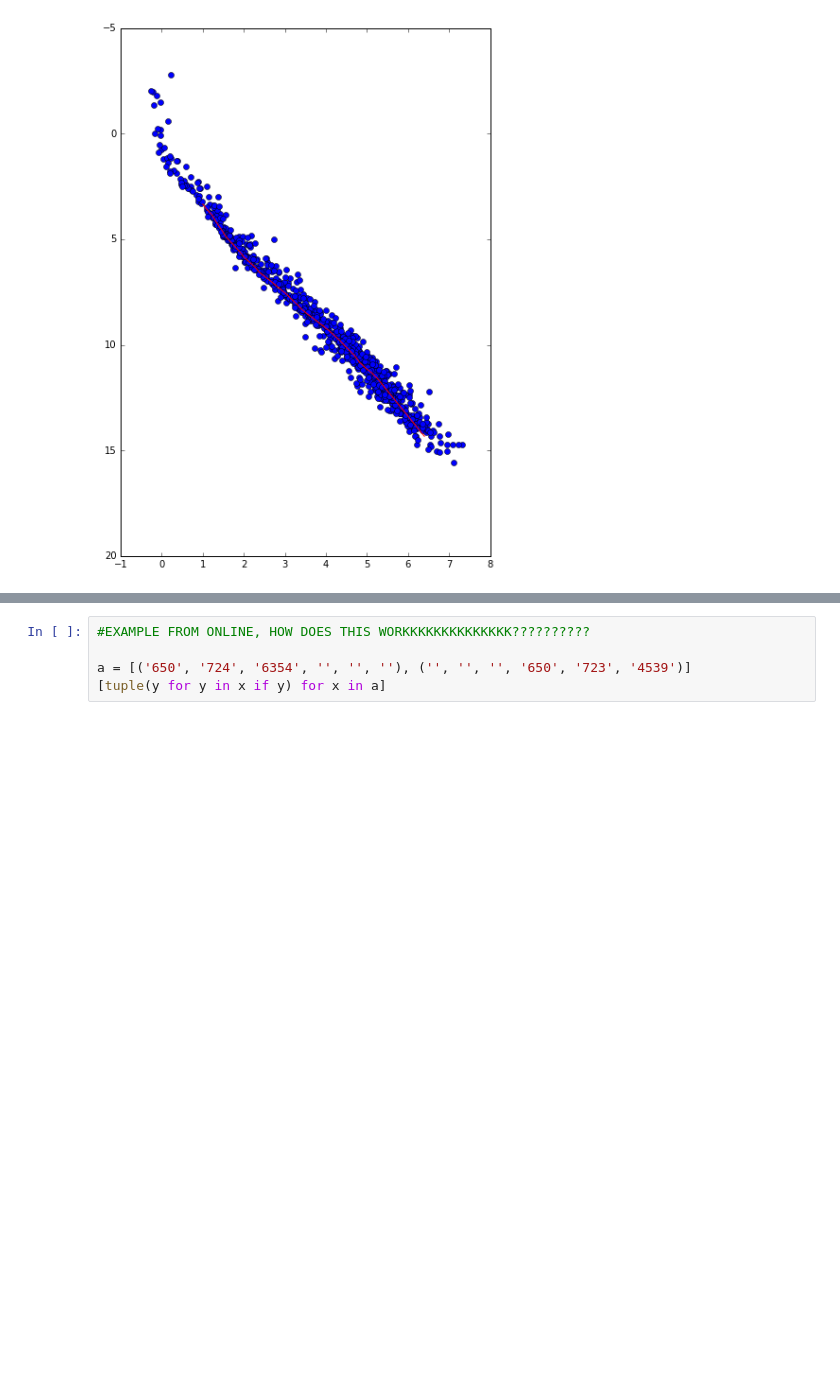
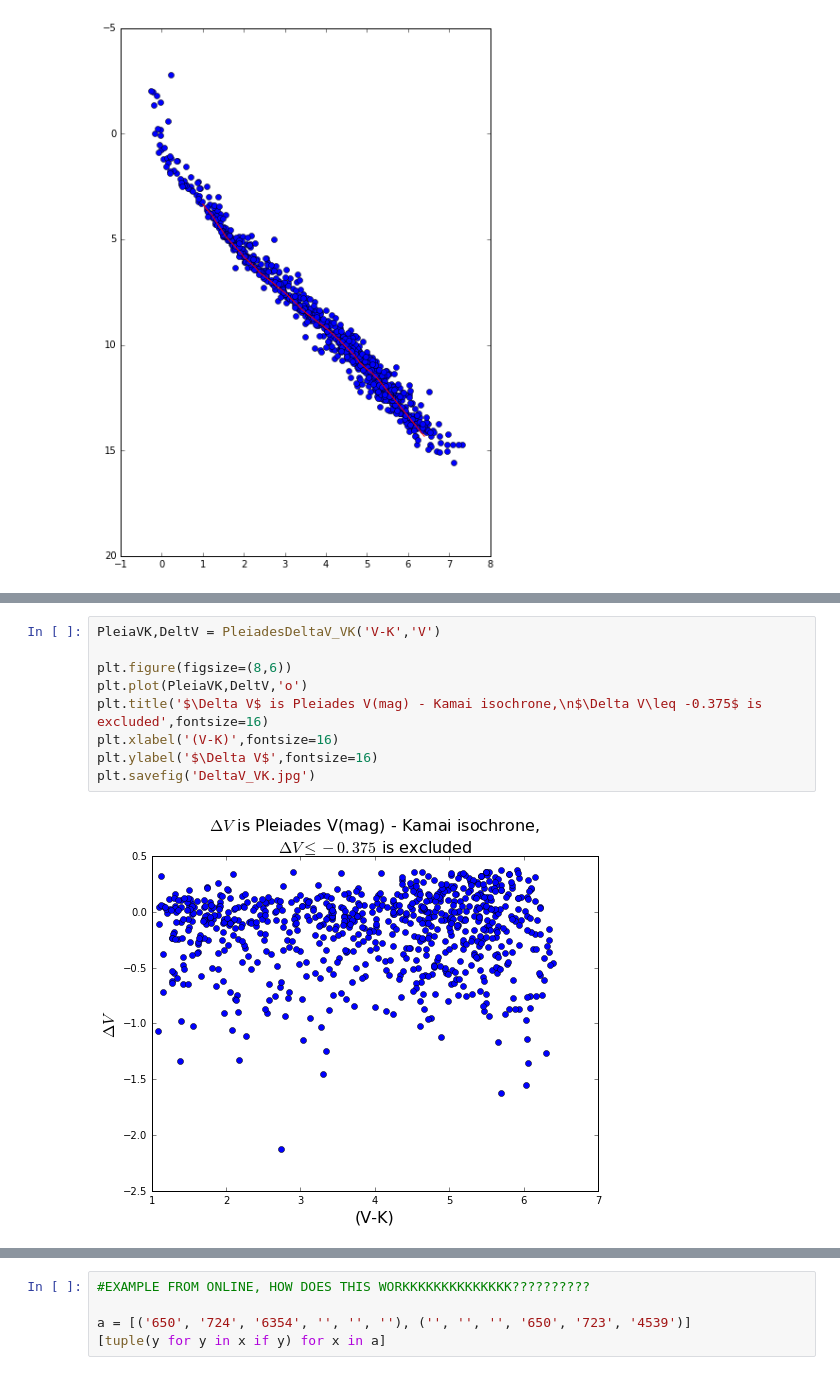
Before and after one commit to jradavenport/spot-colors, a Jupyter notebook: PleiadesModel.ipynb, the cells around one changed output, grey strips where cells are left out. Cells and saved outputs as stored; diff of their text form; blank space fills up the shorter version.

```diff
--- a/PleiadesModel.ipynb
+++ b/PleiadesModel.ipynb
@@ -130,0 +179,11 @@ plt.gca().invert_yaxis()
+# %%
+PleiaVK,DeltV = PleiadesDeltaV_VK('V-K','V')
+
+plt.figure(figsize=(8,6))
+plt.plot(PleiaVK,DeltV,'o')
+plt.title('$\Delta V$ is Pleiades V(mag) - Kamai isochrone,\n$\Delta V\leq -0.375$ is excluded',fontsize=16)
+plt.xlabel('(V-K)',fontsize=16)
+plt.ylabel('$\Delta V$',fontsize=16)
+plt.savefig('DeltaV_VK.jpg')
+# %% [output]
+[figure, added]
```
Also changed, not shown: parts of 15 cells of this notebook.
